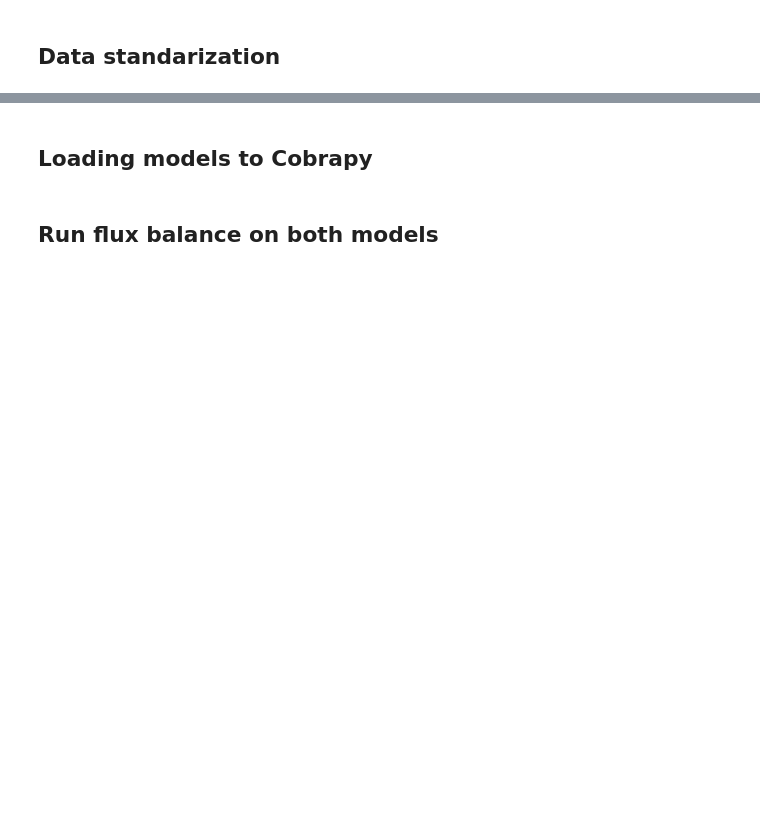
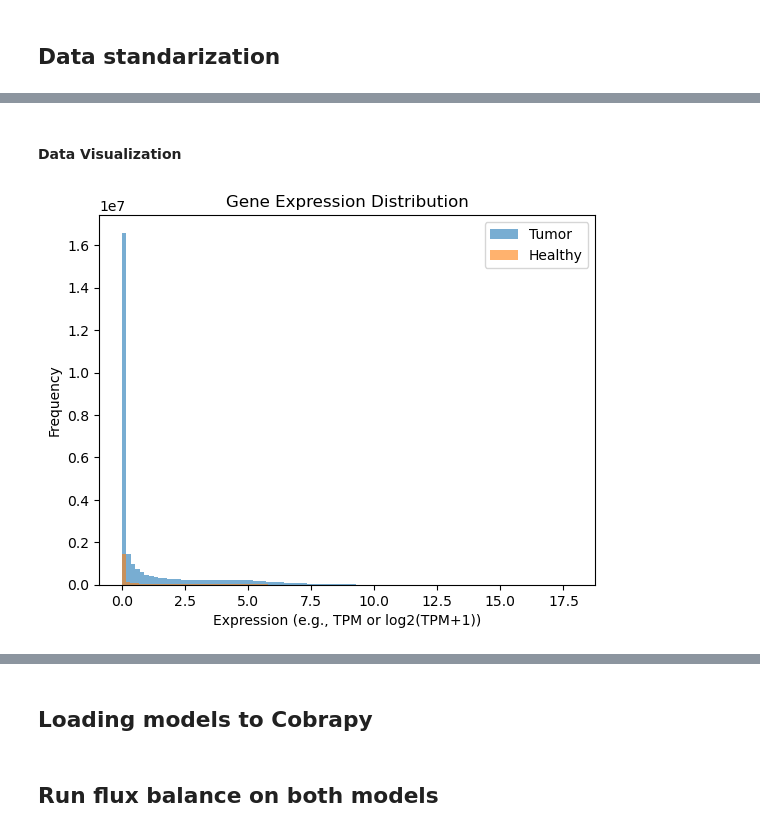
Before and after one commit to Alexreat/dissertation_project, a Jupyter notebook: DissertProject.ipynb, the cells around one changed output, grey strips where cells are left out. Cells and saved outputs as stored; diff of their text form; code cells hidden in the pictures; blank space fills up the shorter version.

Commit message:
Update analysis notebook only

```diff
--- a/DissertProject.ipynb
+++ b/DissertProject.ipynb
@@ -360,4 +242,4 @@ print(tcga_labeled.index.duplicated().sum())
 # %%
 # Dropping dupplicates for tcga keeping only the first apperance
-tcga_labeled = tcga_labeled[~tcga_labeled.index.duplicated(keep='first')]
-print(tcga_labeled.index.duplicated().sum())
+#tcga_labeled = tcga_labeled[~tcga_labeled.index.duplicated(keep='first')]
+#print(tcga_labeled.index.duplicated().sum())
@@ -495,0 +289,5 @@ Genes: 2887
+# %%
+tcga_only= tcga_labeled.copy()
+# %%
+# Relabeling using previous function def.label_tcga
+tcga_only.columns = [label_tcga(col) for col in tcga_only.columns]
@@ -495,0 +296,4 @@ Genes: 2887
+# %%
+# Spliting healhty to tumour, spliting by column label
+tcga_tumor_df   = tcga_only.loc[:, tcga_only.columns.str.contains("Tumor")]
+tcga_healthy_df = tcga_only.loc[:, tcga_only.columns.str.contains("Healthy")]
@@ -495,0 +333,18 @@ Genes: 2887
+# %% [markdown]
+#### Data Visualization
+# %%
+import matplotlib.pyplot as plt
+
+# Flatten the values into one array per dataset
+tumor_vals = tcga_tumor_df.values.flatten()
+healthy_vals = tcga_healthy_df.values.flatten()
+
+plt.hist(tumor_vals, bins=100, alpha=0.6, label='Tumor')
+plt.hist(healthy_vals, bins=100, alpha=0.6, label='Healthy')
+plt.xlabel("Expression (e.g., TPM or log2(TPM+1))")
+plt.ylabel("Frequency")
+plt.title("Gene Expression Distribution")
+plt.legend()
+plt.show()
+# %% [output]
+[figure, added]
```
Also changed, not shown: parts of 71 cells of this notebook.
